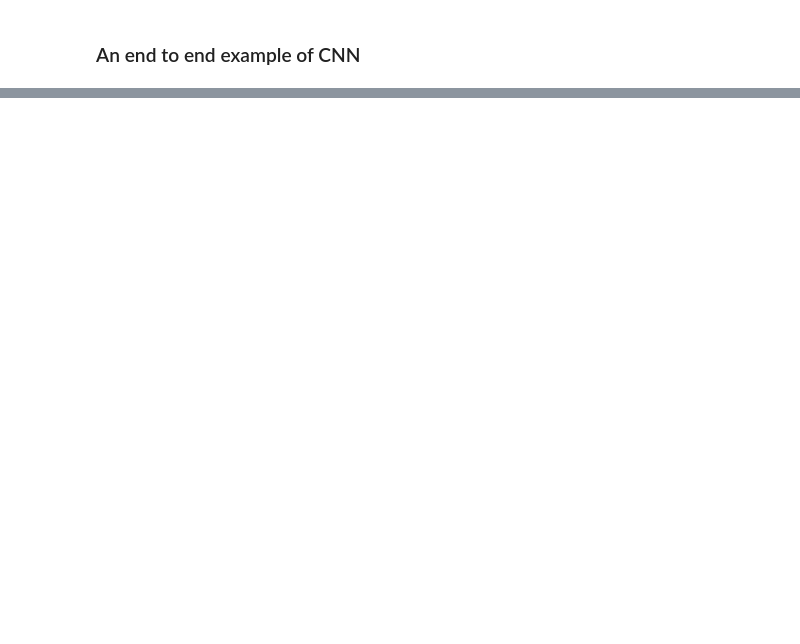
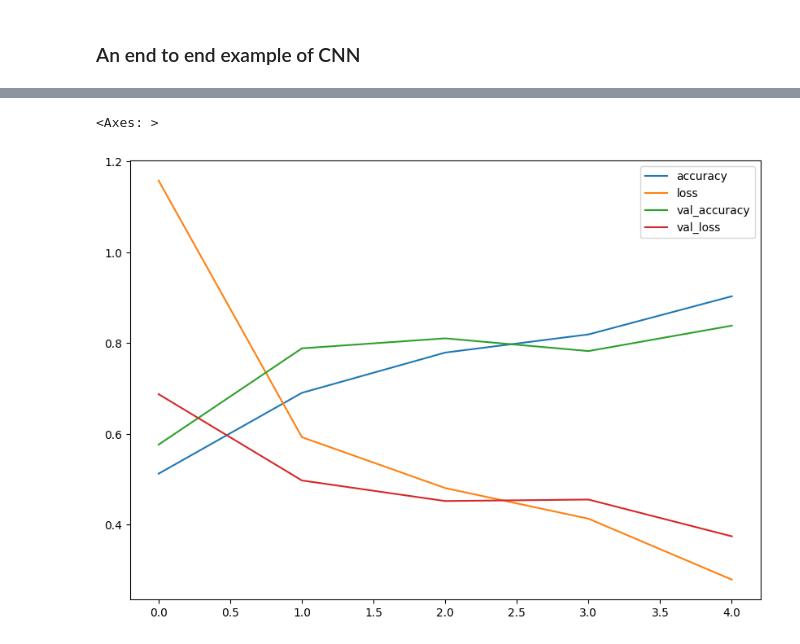
Before and after one commit to LT-Ripjaws/deep-learning, a Jupyter notebook: Exercises/4#-CNN_Computer_Vision_TF.ipynb, the cells around one changed output, grey strips where cells are left out. Drawn from its saved outputs; the diff is of its cells as text; code cells hidden in the pictures; blank space fills up the shorter version.

```diff
--- a/Exercises/4#-CNN_Computer_Vision_TF.ipynb
+++ b/Exercises/4#-CNN_Computer_Vision_TF.ipynb
@@ -117,0 +285,16 @@ model_1 = tf.keras.models.Sequential([
+# %%
+model_2 = Sequential([
+    Conv2D(filters=10, kernel_size=(3,3),
+           strides=(1,1), padding="same", # if same then output shape is same as input shape but if valid then output shape gets compressed
+           activation="relu",
+           input_shape=(224,224,3)), # input layer (specify input shape)
+    Conv2D(10,3, activation="relu"),
+    Conv2D(10,3, activation="relu"),
+    Flatten(),
+    Dense(1, activation="sigmoid") # output layer (workin with binary classification so only 1 output neuron)
+])
+# %%
+# compile the model
+model_2.compile(loss="binary_crossentropy",
+                optimizer=Adam(),
+                metrics=['accuracy'])
@@ -117,0 +306,7 @@ model_1 = tf.keras.models.Sequential([
+# %%
+# Fitting the model
+history_2 = model_2.fit(train_data, # Combination of labels and sample data so dont need to pass x and y
+                         epochs=5,
+                          steps_per_epoch=len(train_data),
+                           validation_data=test_data,
+                            validation_steps=len(test_data))
@@ -117,0 +324,8 @@ model_1 = tf.keras.models.Sequential([
+# %%
+# Evaluation
+# Lets plot the curve
+import pandas as pd
+pd.DataFrame(history_2.history).plot(figsize=(10,7))
+# %% [output]
+<Axes: >
+[figure, added]
```
Also changed, not shown: parts of 15 cells of this notebook.
